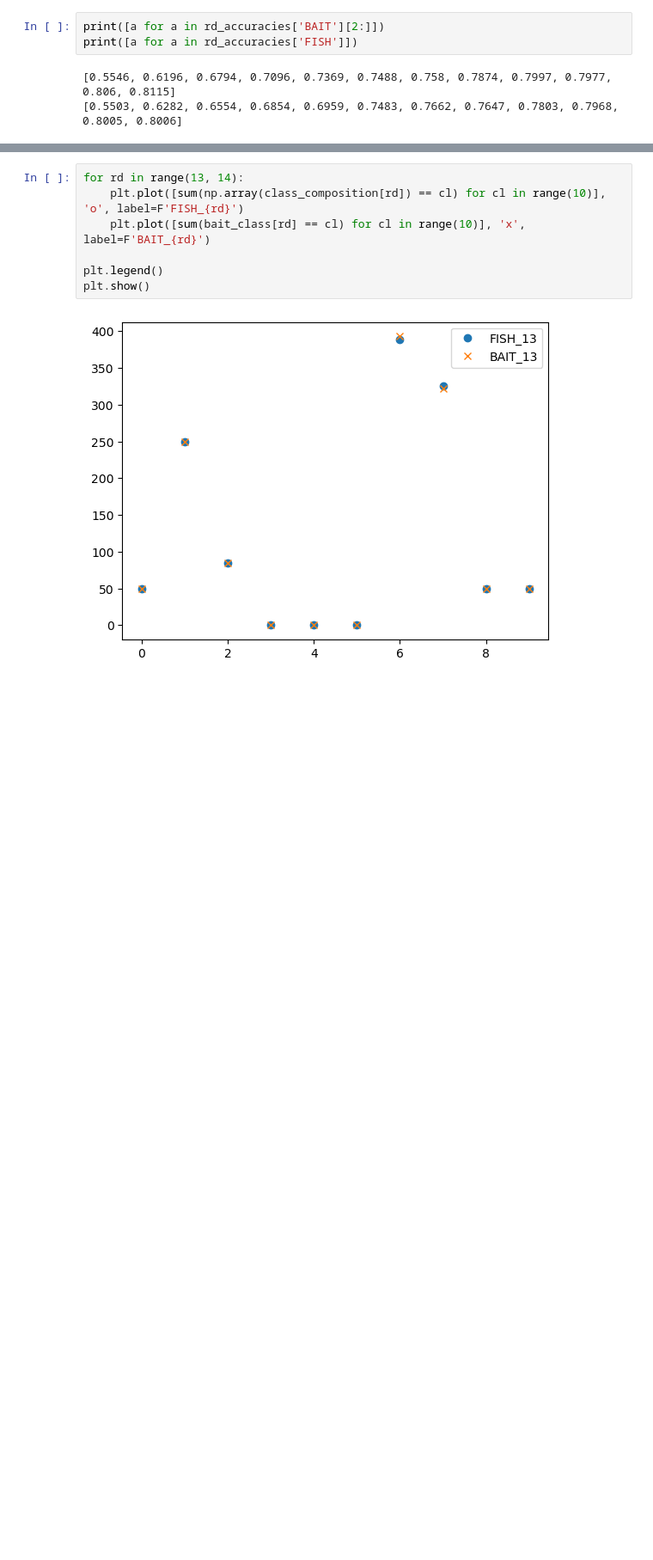
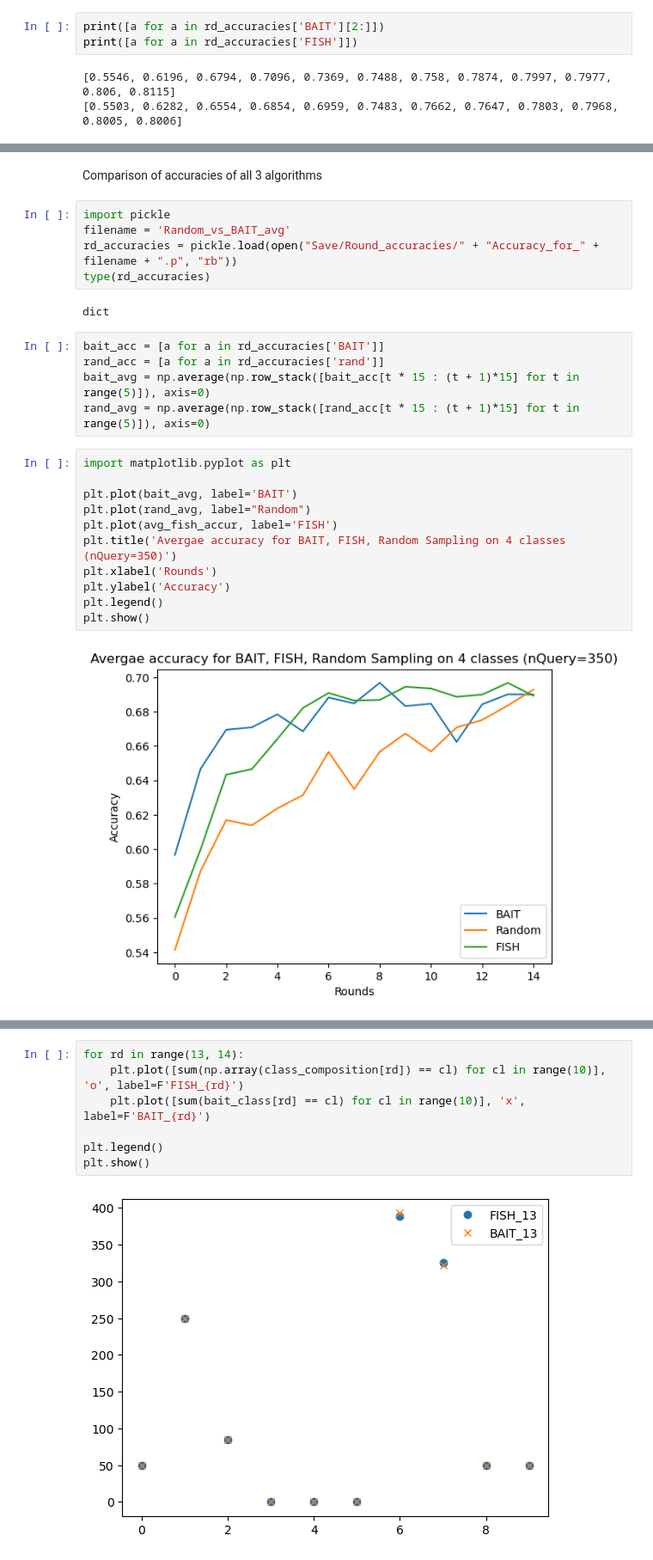
Before and after one commit to sgchr273/FisherMask, a Jupyter notebook: viz.ipynb, the cells around one changed output, grey strips where cells are left out. Shown: that part at 86% size. Cells and saved outputs as stored; diff of their text form; blank space fills up the shorter version.

```diff
--- a/viz.ipynb
+++ b/viz.ipynb
@@ -436,0 +871,27 @@ print([a for a in rd_accuracies['FISH']])
+# %% [markdown]
+Comparison of accuracies of all 3 algorithms
+# %%
+import pickle
+filename = 'Random_vs_BAIT_avg'
+rd_accuracies = pickle.load(open("Save/Round_accuracies/" + "Accuracy_for_" + filename + ".p", "rb"))
+type(rd_accuracies)
+# %% [output]
+dict
+# %%
+bait_acc = [a for a in rd_accuracies['BAIT']]
+rand_acc = [a for a in rd_accuracies['rand']]
+bait_avg = np.average(np.row_stack([bait_acc[t * 15 : (t + 1)*15] for t in range(5)]), axis=0)
+rand_avg = np.average(np.row_stack([rand_acc[t * 15 : (t + 1)*15] for t in range(5)]), axis=0)
+# %%
+import matplotlib.pyplot as plt
+
+plt.plot(bait_avg, label='BAIT')
+plt.plot(rand_avg, label="Random")
+plt.plot(avg_fish_accur, label='FISH')
+plt.title('Avergae accuracy for BAIT, FISH, Random Sampling on 4 classes (nQuery=350)')
+plt.xlabel('Rounds')
+plt.ylabel('Accuracy')
+plt.legend()
+plt.show()
+# %% [output]
+[figure, added]
```
Also changed, not shown: parts of 71 cells of this notebook, 14 other files.
